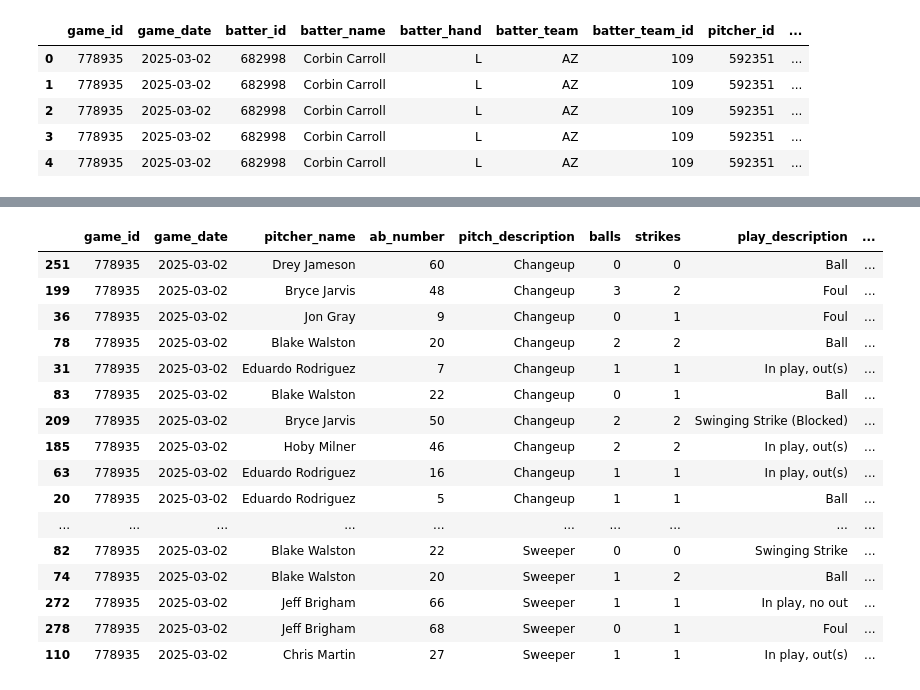
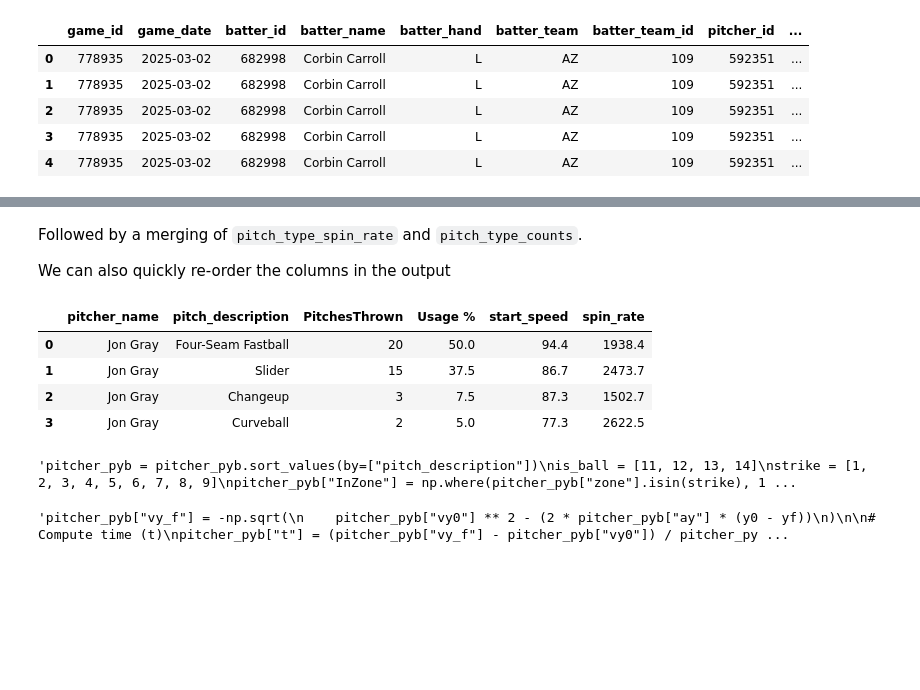
Before and after one commit to CarsonHallford/PitcherData, a Jupyter notebook: MLB_Scraper_Pitcher_Data.ipynb, the cells around one changed output, grey strips where cells are left out. Saved outputs shown, nothing was run; the diff lists cells and outputs as text; code cells hidden in the pictures; blank space fills up the shorter version.

```diff
--- a/MLB_Scraper_Pitcher_Data.ipynb
+++ b/MLB_Scraper_Pitcher_Data.ipynb
@@ -148,0 +211,3 @@ pitcher_pyb
+# %%
+pitch_type_velo = pitcher_pyb.groupby(['pitcher_name','pitch_description'],as_index=False)['start_speed'].mean().round(1)
+pitch_type_velo
@@ -148,0 +222,2 @@ pitcher_pyb
+# %%
+pitch_type_counts = (pitch_type_counts.merge(pitch_type_velo, on="pitch_description", how="left"))
@@ -148,0 +238,11 @@ pitcher_pyb
+# %%
+pitcher_pyb = df_pyb[
+    [
+        "game_id",
+        "game_date",
+        "pitcher_name",
+        "pitch_description",
+        "start_speed",
+        "spin_rate"
+    ]
+]
@@ -148,0 +251,3 @@ pitcher_pyb
+# %%
+pitch_type_spin_rate = (pitcher_pyb.groupby("pitch_description", as_index=False)["spin_rate"].mean()).round(1)
+pitch_type_spin_rate
@@ -149,29 +260,39 @@ pitcher_pyb
+# %% [markdown]
+Followed by a merging of `pitch_type_spin_rate` and `pitch_type_counts`.
+
+We can also quickly re-order the columns in the output
+# %%
+pitch_type_counts = (pitch_type_counts.merge(pitch_type_spin_rate, on="pitch_description", how="left"))
+
+pitch_type_counts = pitch_type_counts[
+    [
+        "pitcher_name",
+        "pitch_description",
+        "PitchesThrown",
+        "Usage %",
+        "start_speed",
+        "spin_rate",
+    ]
+]
+
+pitch_type_counts
+# %% [output]
+|  | pitcher_name | pitch_description | PitchesThrown | Usage % | start_speed | spin_rate |
+| 0 | Jon Gray | Four-Seam Fastball | 20 | 50.0 | 94.4 | 1938.4 |
+| 1 | Jon Gray | Slider | 15 | 37.5 | 86.7 | 2473.7 |
+| 2 | Jon Gray | Changeup | 3 | 7.5 | 87.3 | 1502.7 |
+| 3 | Jon Gray | Curveball | 2 | 5.0 | 77.3 | 2622.5 |
 # %%
+'''pitcher_pyb = pitcher_pyb.sort_values(by=["pitch_description"])
 is_ball = [11, 12, 13, 14]
 strike = [1, 2, 3, 4, 5, 6, 7, 8, 9]
 pitcher_pyb["InZone"] = np.where(pitcher_pyb["zone"].isin(strike), 1, 0)
 pitcher_pyb["OutZone"] = np.where(pitcher_pyb["zone"].isin(is_ball), 1, 0)
-pitcher_pyb
+pitcher_pyb'''
 # %% [output]
-|  | game_id | game_date | pitcher_name | ab_number | pitch_description | balls | strikes | play_description | ... |
-| 251 | 778935 | 2025-03-02 | Drey Jameson | 60 | Changeup | 0 | 0 | Ball | ... |
-| 199 | 778935 | 2025-03-02 | Bryce Jarvis | 48 | Changeup | 3 | 2 | Foul | ... |
-| 36 | 778935 | 2025-03-02 | Jon Gray | 9 | Changeup | 0 | 1 | Foul | ... |
-| 78 | 778935 | 2025-03-02 | Blake Walston | 20 | Changeup | 2 | 2 | Ball | ... |
-| 31 | 778935 | 2025-03-02 | Eduardo Rodriguez | 7 | Changeup | 1 | 1 | In play, out(s) | ... |
-| 83 | 778935 | 2025-03-02 | Blake Walston | 22 | Changeup | 0 | 1 | Ball | ... |
-| 209 | 778935 | 2025-03-02 | Bryce Jarvis | 50 | Changeup | 2 | 2 | Swinging Strike (Blocked) | ... |
-| 185 | 778935 | 2025-03-02 | Hoby Milner | 46 | Changeup | 2 | 2 | In play, out(s) | ... |
-| 63 | 778935 | 2025-03-02 | Eduardo Rodriguez | 16 | Changeup | 1 | 1 | In play, out(s) | ... |
-| 20 | 778935 | 2025-03-02 | Eduardo Rodriguez | 5 | Changeup | 1 | 1 | Ball | ... |
-| ... | ... | ... | ... | ... | ... | ... | ... | ... | ... |
-| 82 | 778935 | 2025-03-02 | Blake Walston | 22 | Sweeper | 0 | 0 | Swinging Strike | ... |
-| 74 | 778935 | 2025-03-02 | Blake Walston | 20 | Sweeper | 1 | 2 | Ball | ... |
-| 272 | 778935 | 2025-03-02 | Jeff Brigham | 66 | Sweeper | 1 | 1 | In play, no out | ... |
-| 278 | 778935 | 2025-03-02 | Jeff Brigham | 68 | Sweeper | 0 | 1 | Foul | ... |
-| 110 | 778935 | 2025-03-02 | Chris Martin | 27 | Sweeper | 1 | 1 | In play, out(s) | ... |
+'pitcher_pyb = pitcher_pyb.sort_values(by=["pitch_description"])\nis_ball = [11, 12, 13, 14]\nstrike = [1, 2, 3, 4, 5, 6, 7, 8, 9]\npitcher_pyb["InZone"] = np.where(pitcher_pyb["zone"].isin(strike), 1 ...
 # %%
-pitcher_pyb["vy_f"] = -np.sqrt(
+'''pitcher_pyb["vy_f"] = -np.sqrt(
     pitcher_pyb["vy0"] ** 2 - (2 * pitcher_pyb["ay"] * (y0 - yf))
 )
 
@@ -304,5 +425,7 @@ max_exit_velo.rename(columns={"launch_speed": "Max Exit Velo"}, inplace=True)
 
 pitch_type_counts = pitcher_pyb.groupby(
     ["pitcher_name", "pitch_description"], as_index=False
-)["PitchesThrown"].sum()
+)["PitchesThrown"].sum()'''
+# %% [output]
+'pitcher_pyb["vy_f"] = -np.sqrt(\n    pitcher_pyb["vy0"] ** 2 - (2 * pitcher_pyb["ay"] * (y0 - yf))\n)\n\n# Compute time (t)\npitcher_pyb["t"] = (pitcher_pyb["vy_f"] - pitcher_pyb["vy0"]) / pitcher_py ...
 # %%
```
Also changed, not shown: parts of 31 cells of this notebook.
